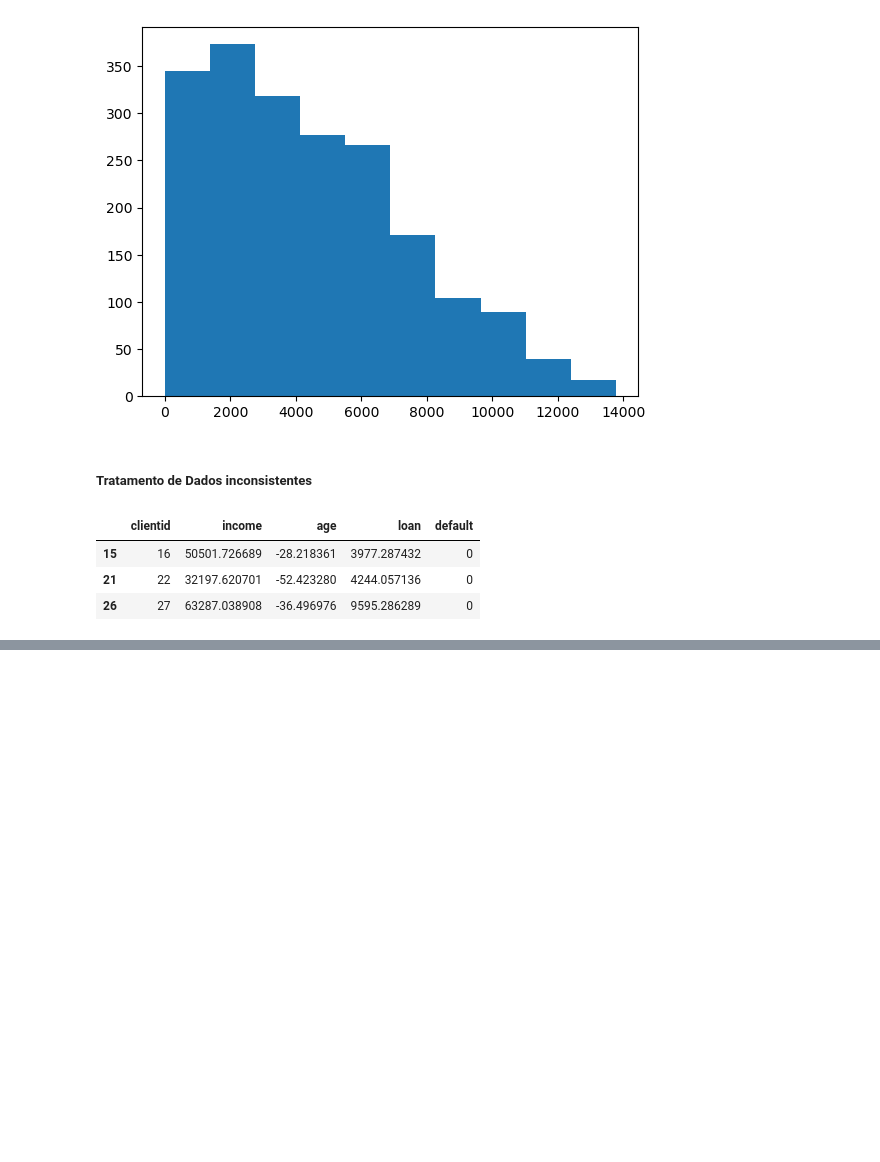
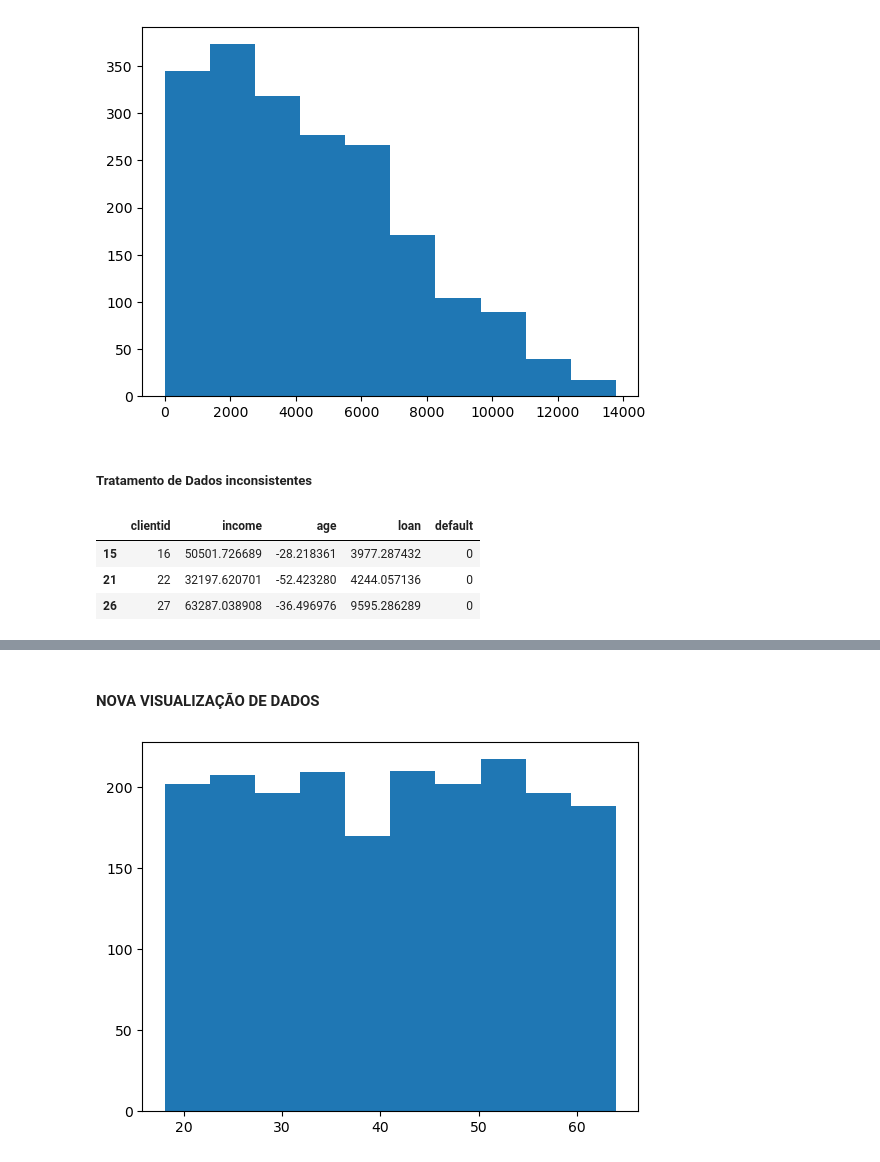
Before and after one commit to JansRodriguez/MachineLearningAaZ, a Jupyter notebook: ExercícioUm.ipynb, the cells around one changed output, grey strips where cells are left out. Drawn from its saved outputs; the diff is of its cells as text; code cells hidden in the pictures; blank space fills up the shorter version.

```diff
--- a/ExercícioUm.ipynb
+++ b/ExercícioUm.ipynb
@@ -127,0 +199,2 @@ dados_credit.loc[dados_credit['age'] < 18]
+# %%
+dados_credit.loc[dados_credit['age'] < 18, 'age'] = 40.92770044906149
@@ -127,0 +236,6 @@ dados_credit.loc[dados_credit['age'] < 18]
+# %% [markdown]
+#### NOVA VISUALIZAÇÃO DE DADOS
+# %%
+plt.hist(x = dados_credit['age']);
+# %% [output]
+[figure, added]
```
Also changed, not shown: parts of 11 cells of this notebook.
